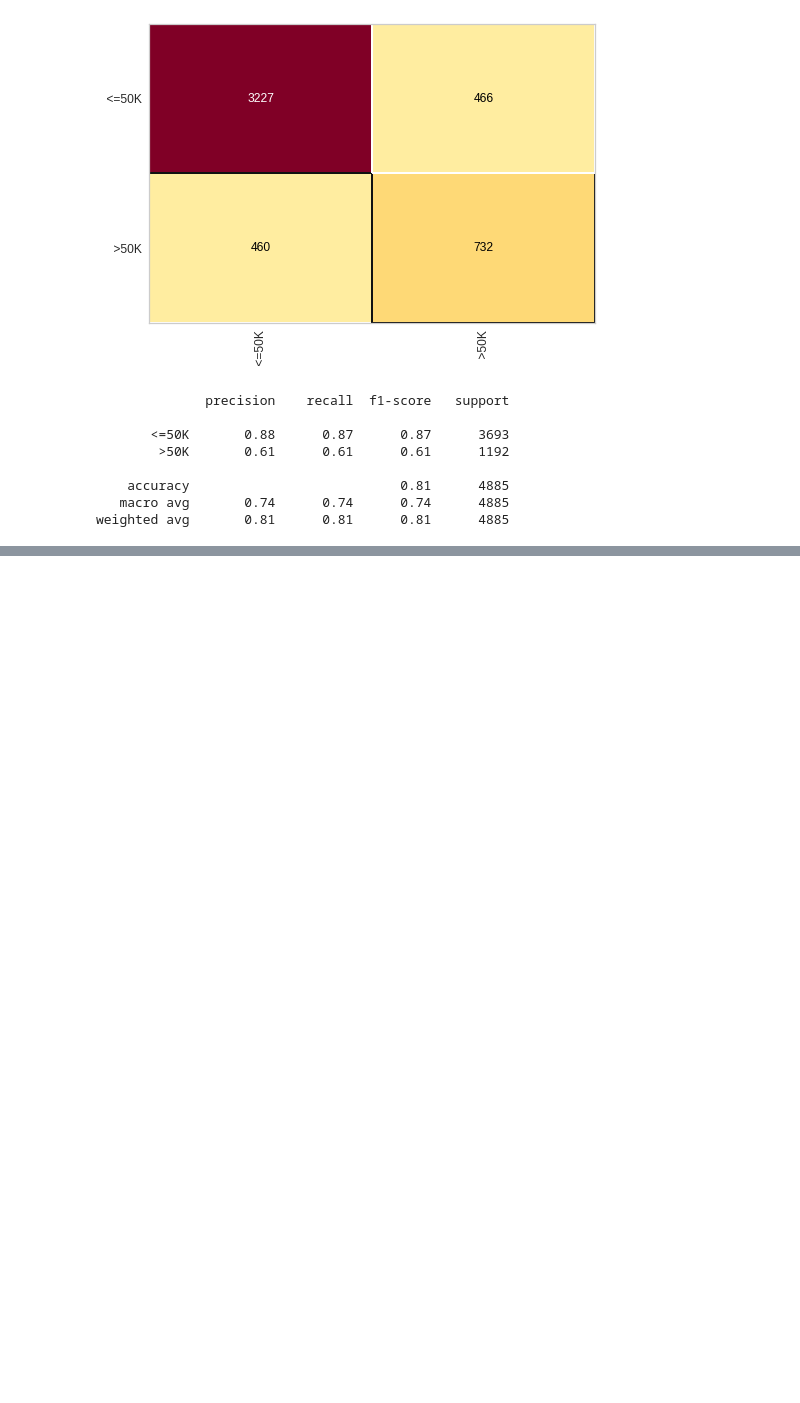
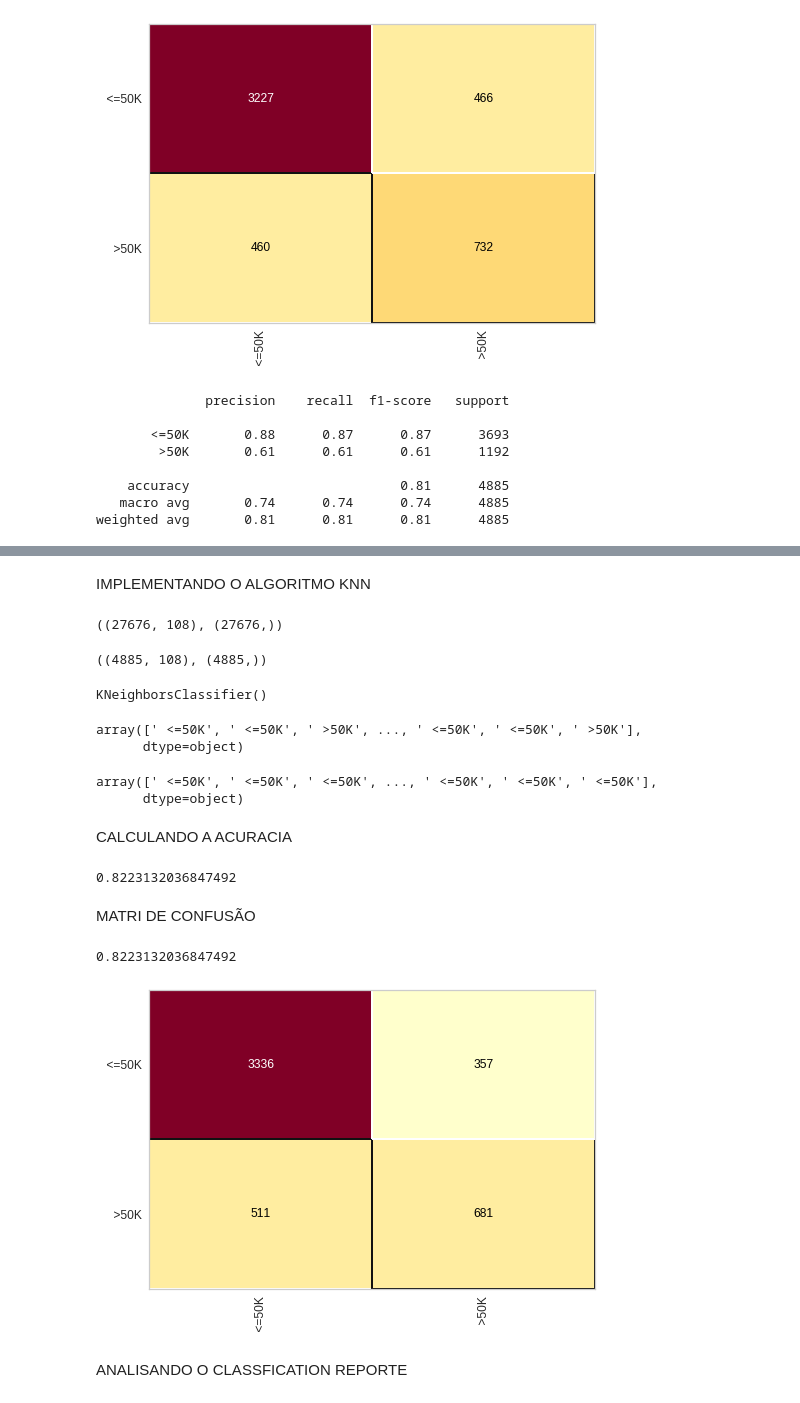
Before and after one commit to LucasMonteiroBastos/Projeto_Analise_Censo, a Jupyter notebook: CENSO_PROJETO.ipynb, the cells around one changed output, grey strips where cells are left out. Drawn from its saved outputs; the diff is of its cells as text; code cells hidden in the pictures; blank space fills up the shorter version.

```diff
--- a/CENSO_PROJETO.ipynb
+++ b/CENSO_PROJETO.ipynb
@@ -343,0 +395,10 @@ weighted avg       0.81      0.81      0.81      4885
+# %% [markdown]
+IMPLEMENTANDO O ALGORITMO KNN
+# %%
+X_census_treinamento.shape, y_census_treinamento.shape
+# %% [output]
+((27676, 108), (27676,))
+# %%
+X_census_teste.shape, y_census_teste.shape
+# %% [output]
+((4885, 108), (4885,))
@@ -343,0 +408,41 @@ weighted avg       0.81      0.81      0.81      4885
+# %%
+# fazendo o treinamento
+knn_census = KNeighborsClassifier(n_neighbors=5)
+# passando X previsoes  e y class
+knn_census.fit(X_census_treinamento, y_census_treinamento)
+# %% [output]
+KNeighborsClassifier()
+# %%
+# previsoes
+previsoes = knn_census.predict(X_census_teste)
+previsoes
+# %% [output]
+array([' <=50K', ' <=50K', ' >50K', ..., ' <=50K', ' <=50K', ' >50K'],
+      dtype=object)
+# %%
+# resultado real
+y_census_teste
+# %% [output]
+array([' <=50K', ' <=50K', ' <=50K', ..., ' <=50K', ' <=50K', ' <=50K'],
+      dtype=object)
+# %% [markdown]
+CALCULANDO A ACURACIA
+# %%
+# taxa de acerto
+from sklearn.metrics import accuracy_score, classification_report
+accuracy_score(y_census_teste, previsoes)
+# %% [output]
+0.8223132036847492
+# %% [markdown]
+MATRI DE CONFUSÃO
+# %%
+# matrix
+from yellowbrick.classifier import ConfusionMatrix
+cm = ConfusionMatrix(knn_census)
+cm.fit(X_census_treinamento, y_census_treinamento)
+cm.score(X_census_teste, y_census_teste)
+# %% [output]
+0.8223132036847492
+[figure, added]
+# %% [markdown]
+ANALISANDO O CLASSFICATION REPORTE
```
Also changed, not shown: parts of 35 cells of this notebook.
